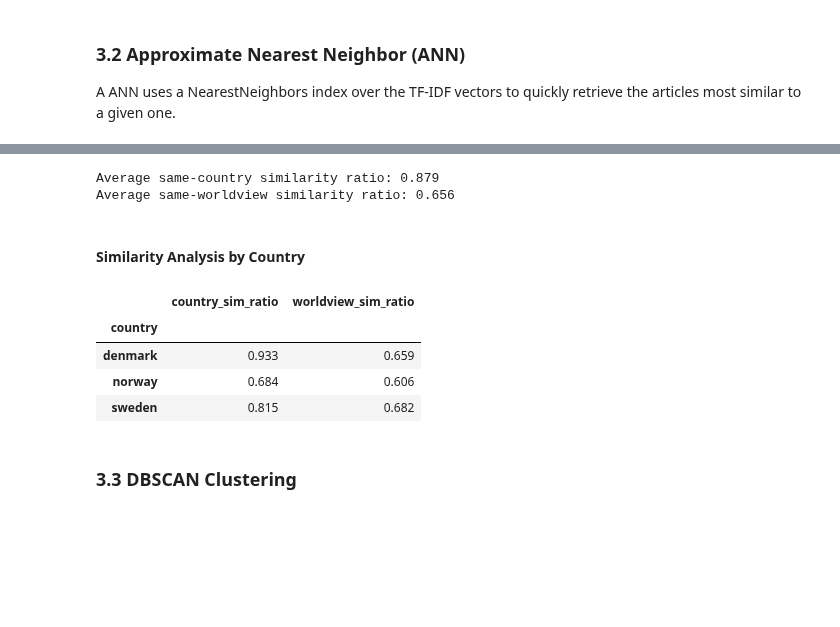
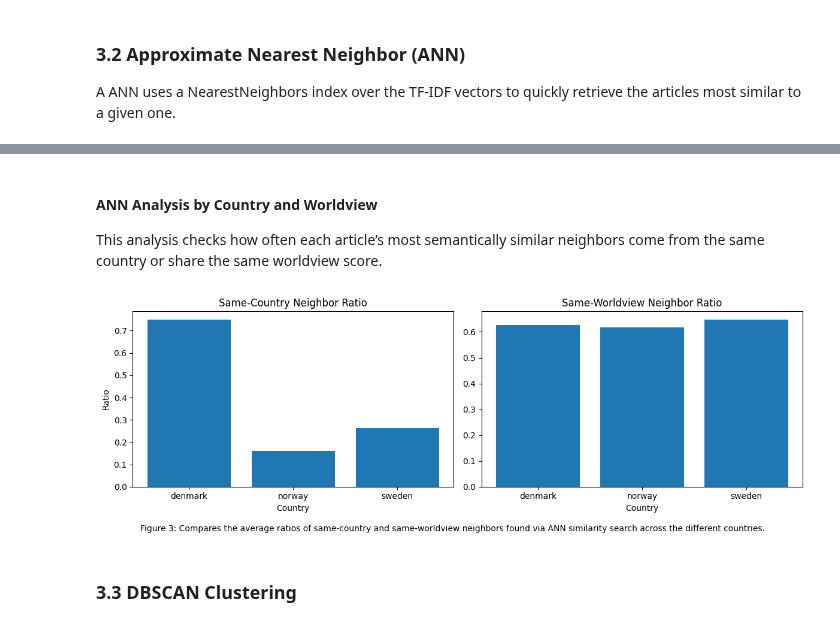
Before and after one commit to malinhauglandh/scandinavian-news-articles, a Jupyter notebook: news-articles.ipynb, the cells around one changed output, grey strips where cells are left out. Cells and saved outputs as stored; diff of their text form; code cells hidden in the pictures; blank space fills up the shorter version.

Commit message:
change from tf-idf to embeddings

```diff
--- a/news-articles.ipynb
+++ b/news-articles.ipynb
@@ -380,6 +376,9 @@ def build_ann_index(matrix, n_neighbors=10, metric='cosine'):
     nn.fit(matrix)
     return nn
 
+# Build ANN index on embeddings
+ann_index = build_ann_index(emb_matrix, n_neighbors=10)
+
 def find_similar_articles(query_idx, ann_index, matrix, n_neighbors=10):
     """
     Find most similar articles to a given article using ANN.
@@ -390,19 +389,3 @@ def find_similar_articles(query_idx, ann_index, matrix, n_neighbors=10):
 
     # Remove the query article itself (first result)
     return indices[0][1:], distances[0][1:]
-
-# Build ANN index on TF-IDF matrix
-ann_index = build_ann_index(tfidf_matrix, n_neighbors=10)
-
-# Example: find articles similar to article 5
-similar_indices, distances = find_similar_articles(5, ann_index, tfidf_matrix, n_neighbors=10)
-
-print(f"Articles similar to article 5: '{news_articles.loc[5, 'headline']}'")
-print(f"Source: {news_articles.loc[5, 'source']} | Country: {news_articles.loc[5, 'country']}\n")
-
-# print top 5 similar articles
-for idx, dist in zip(similar_indices[:5], distances[:5]):
-    similarity = 1 - dist  # convert distance to similarity
-    print(f"Similarity: {similarity:.3f} | Article {idx}")
-    print(f"Headline: {news_articles.loc[idx, 'headline']}")
-    print(f"Source: {news_articles.loc[idx, 'source']} | Country: {news_articles.loc[idx, 'country']}\n")
@@ -429,3 +440,7 @@ Source: berlingske | Country: denmark
+# %% [markdown]
+#### ANN Analysis by Country and Worldview
+
+This analysis checks how often each article’s most semantically similar neighbors come from the same country or share the same worldview score.
 # %%
 def analyze_similarities_by_country(ann_index, matrix, news_df, n_neighbors=10):
     """
@@ -440,47 +455,53 @@ def analyze_similarities_by_country(ann_index, matrix, news_df, n_neighbors=10):
         query_country = news_df.loc[i, 'country']
         query_worldview = news_df.loc[i, 'worldview_score']
 
         # Count same-country neighbors
         same_country = sum(1 for idx in similar_indices
                           if news_df.loc[idx, 'country'] == query_country)
         country_similarities.append(same_country / len(similar_indices))
 
         # Count same-worldview neighbors
         same_worldview = sum(1 for idx in similar_indices
                            if news_df.loc[idx, 'worldview_score'] == query_worldview)
         worldview_similarities.append(same_worldview / len(similar_indices))
 
     return country_similarities, worldview_similarities
 
-country_sim, worldview_sim = analyze_similarities_by_country(ann_index, tfidf_matrix, news_articles)
-
-print(f"Average same-country similarity ratio: {np.mean(country_sim):.3f}")
-print(f"Average same-worldview similarity ratio: {np.mean(worldview_sim):.3f}")
+country_sim, worldview_sim = analyze_similarities_by_country(ann_index, emb_matrix, news_articles)
 
 # Breakdown by country
 country_breakdown = news_articles.copy()
 country_breakdown['country_sim_ratio'] = country_sim
 country_breakdown['worldview_sim_ratio'] = worldview_sim
 
 country_stats = (country_breakdown
                 .groupby('country')
                 .agg({
                     'country_sim_ratio': 'mean',
                     'worldview_sim_ratio': 'mean'
                 })
                 .round(3))
 
-display(HTML("<h4>Similarity Analysis by Country</h4>"))
-display(HTML(country_stats.to_html()))
+country_stats_plot = country_stats.reset_index()
+
+fig, axes = plt.subplots(1, 2, figsize=(12, 4), sharey=False)
+
+# --- Left bar plot: Same-country ratio ---
+axes[0].bar(country_stats_plot['country'], country_stats_plot['country_sim_ratio'])
+axes[0].set_title("Same-Country Neighbor Ratio")
+axes[0].set_xlabel("Country")
+axes[0].set_ylabel("Ratio")
+
+# --- Right bar plot: Same-worldview ratio ---
+axes[1].bar(country_stats_plot['country'], country_stats_plot['worldview_sim_ratio'])
+axes[1].set_title("Same-Worldview Neighbor Ratio")
+axes[1].set_xlabel("Country")
+
+plt.figtext(0.5, -0.01, 'Figure 3: Compares the average ratios of same-country and same-worldview neighbors found via ANN similarity search across the different countries.', ha='center', fontsize=10)
+plt.tight_layout(rect=[0, 0.03, 1, 1])
+plt.show()
 # %% [output]
-Average same-country similarity ratio: 0.879
-Average same-worldview similarity ratio: 0.656
-Similarity Analysis by Country
-|  | country_sim_ratio | worldview_sim_ratio |
-| country |  |  |
-| denmark | 0.933 | 0.659 |
-| norway | 0.684 | 0.606 |
-| sweden | 0.815 | 0.682 |
+[figure, added]
 # %% [markdown]
 ### 3.3 DBSCAN Clustering
 # %% [markdown]
```
Also changed, not shown: parts of 13 cells of this notebook.
